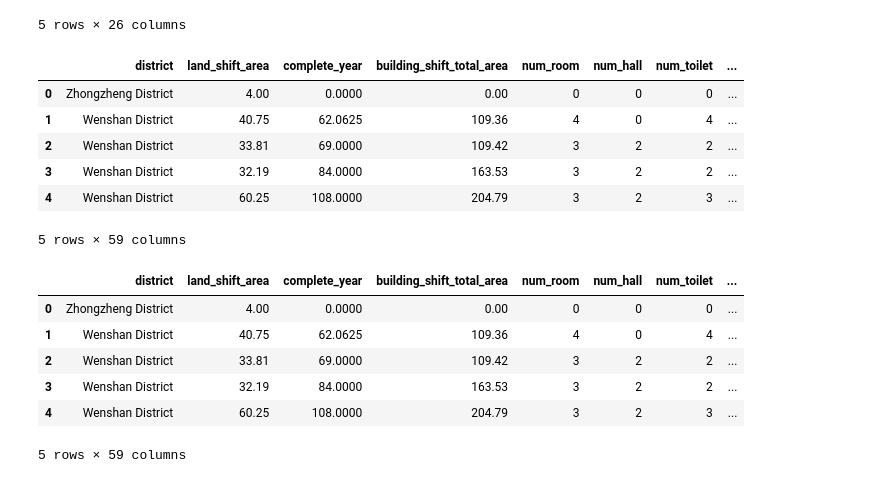
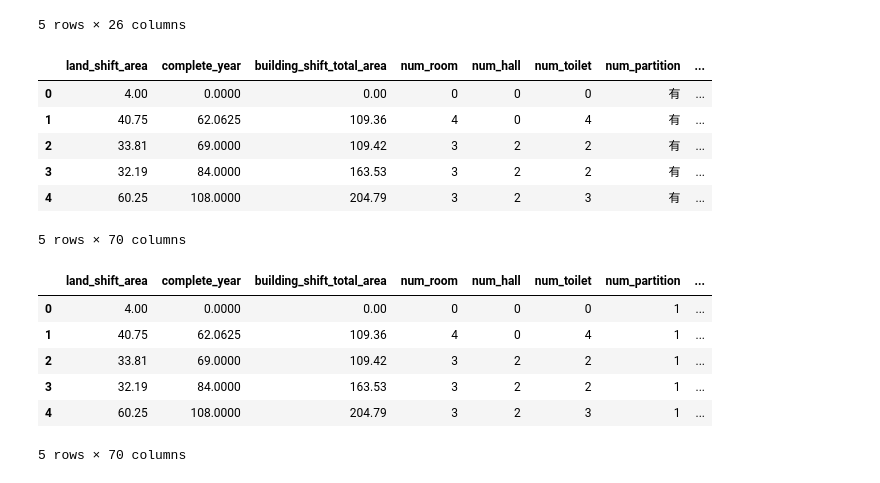
Before and after one commit to Zero871015/Taiwan_Taipei_City_Real_Estate_Transaction, a Jupyter notebook: NewOneHotEncode&SeparateDistrict.ipynb, the cells around one changed output. Saved outputs shown, nothing was run; the diff lists cells and outputs as text; code cells hidden in the pictures.

```diff
--- a/NewOneHotEncode&SeparateDistrict.ipynb
+++ b/NewOneHotEncode&SeparateDistrict.ipynb
@@ -45,29 +45,34 @@ dataset.head()
 # %%
 # One hot encoding for urban land use
 urbanLandUse = pd.get_dummies(dataset.urban_land_use)
 dataset = dataset.merge(urbanLandUse, left_index = True, right_index = True)
 dataset = dataset.drop(['urban_land_use'], axis = 1)
 # One hot encoding for main use
 mainUse = pd.get_dummies(dataset.main_use)
 dataset = dataset.merge(mainUse, left_index = True, right_index = True)
 dataset = dataset.drop(['main_use'], axis = 1)
 # One hot encoding for main building material
 mainBuildingMaterial = pd.get_dummies(dataset.main_building_material)
 dataset = dataset.merge(mainBuildingMaterial, left_index = True, right_index = True)
 dataset = dataset.drop(['main_building_material'], axis = 1)
 # One hot encoding for carpark category
 carparkCategory = pd.get_dummies(dataset.carpark_category)
 dataset = dataset.merge(carparkCategory, left_index = True, right_index = True)
 dataset = dataset.drop(['carpark_category'], axis = 1)
+#district
+district = pd.get_dummies(dataset.district)
+dataset = dataset.merge(district, left_index = True, right_index = True)
+dataset = dataset.drop(['district'], axis = 1)
+
 dataset.head()
 # %% [output]
-|  | district | land_shift_area | complete_year | building_shift_total_area | num_room | num_hall | num_toilet | ... |
-| 0 | Zhongzheng District | 4.00 | 0.0000 | 0.00 | 0 | 0 | 0 | ... |
-| 1 | Wenshan District | 40.75 | 62.0625 | 109.36 | 4 | 0 | 4 | ... |
-| 2 | Wenshan District | 33.81 | 69.0000 | 109.42 | 3 | 2 | 2 | ... |
-| 3 | Wenshan District | 32.19 | 84.0000 | 163.53 | 3 | 2 | 2 | ... |
-| 4 | Wenshan District | 60.25 | 108.0000 | 204.79 | 3 | 2 | 3 | ... |
+|  | land_shift_area | complete_year | building_shift_total_area | num_room | num_hall | num_toilet | num_partition | ... |
+| 0 | 4.00 | 0.0000 | 0.00 | 0 | 0 | 0 | 有 | ... |
+| 1 | 40.75 | 62.0625 | 109.36 | 4 | 0 | 4 | 有 | ... |
+| 2 | 33.81 | 69.0000 | 109.42 | 3 | 2 | 2 | 有 | ... |
+| 3 | 32.19 | 84.0000 | 163.53 | 3 | 2 | 2 | 有 | ... |
+| 4 | 60.25 | 108.0000 | 204.79 | 3 | 2 | 3 | 有 | ... |
-5 rows × 59 columns
+5 rows × 70 columns
 # %%
 # Change number of partition & management organization type
 for index in range(len(dataset)):
@@ -81,13 +86,13 @@ for index in range(len(dataset)):
         dataset.loc[index, 'management_org'] = 0
 dataset.head()
 # %% [output]
-|  | district | land_shift_area | complete_year | building_shift_total_area | num_room | num_hall | num_toilet | ... |
-| 0 | Zhongzheng District | 4.00 | 0.0000 | 0.00 | 0 | 0 | 0 | ... |
-| 1 | Wenshan District | 40.75 | 62.0625 | 109.36 | 4 | 0 | 4 | ... |
-| 2 | Wenshan District | 33.81 | 69.0000 | 109.42 | 3 | 2 | 2 | ... |
-| 3 | Wenshan District | 32.19 | 84.0000 | 163.53 | 3 | 2 | 2 | ... |
-| 4 | Wenshan District | 60.25 | 108.0000 | 204.79 | 3 | 2 | 3 | ... |
+|  | land_shift_area | complete_year | building_shift_total_area | num_room | num_hall | num_toilet | num_partition | ... |
+| 0 | 4.00 | 0.0000 | 0.00 | 0 | 0 | 0 | 1 | ... |
+| 1 | 40.75 | 62.0625 | 109.36 | 4 | 0 | 4 | 1 | ... |
+| 2 | 33.81 | 69.0000 | 109.42 | 3 | 2 | 2 | 1 | ... |
+| 3 | 32.19 | 84.0000 | 163.53 | 3 | 2 | 2 | 1 | ... |
+| 4 | 60.25 | 108.0000 | 204.79 | 3 | 2 | 3 | 1 | ... |
-5 rows × 59 columns
+5 rows × 70 columns
 # %%
 dataset.to_csv('./District/BeforeSeparateDistrict.csv')
 # %%
```
Also changed, not shown: parts of 1 cell of this notebook, 9 other files.
